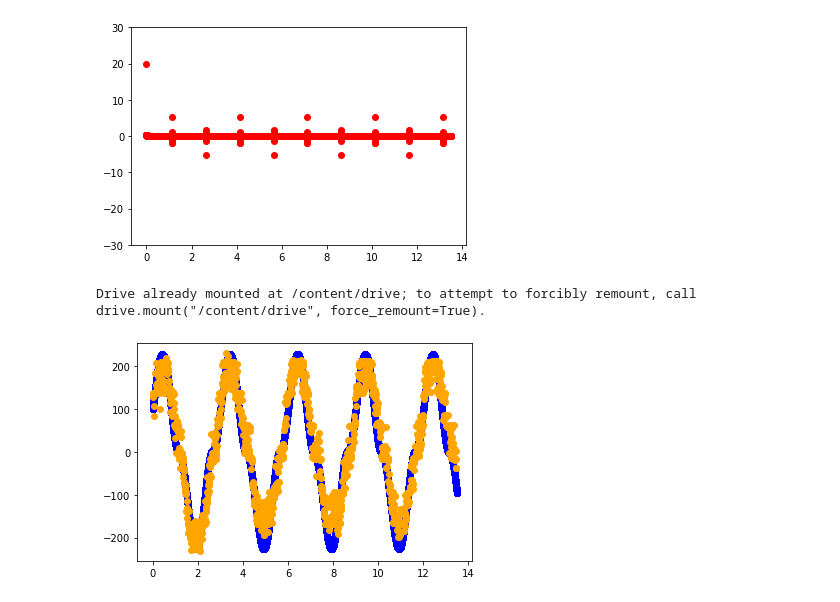
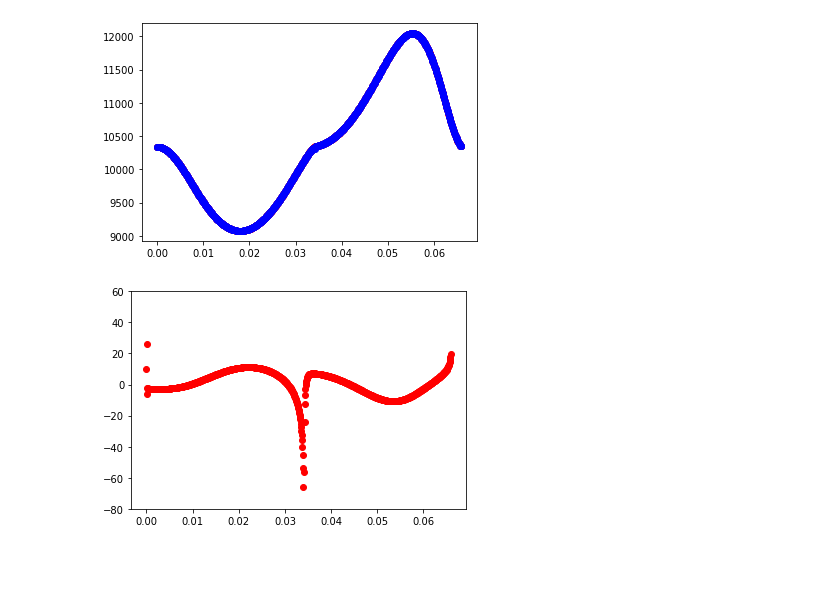
Before and after one commit to okmtz/calc_OWC, a Jupyter notebook: calc_pulsating_pres_with_correction.ipynb, the cells around one changed output. Cells and saved outputs as stored; diff of their text form; code cells hidden in the pictures; blank space fills up the shorter version.

```diff
--- a/calc_pulsating_pres_with_correction.ipynb
+++ b/calc_pulsating_pres_with_correction.ipynb
@@ -223,14 +260,20 @@ plt.show()
+# %%
+fig = plt.figure()
+ax = fig.add_subplot(1, 1, 1)
+ax.scatter(t_list, p_list_diff_mmh2o, c='red')
+ax.scatter(t_list, p_list_correct_diff_mmh2o, c='blue')
+plt.show()
+# %% [output]
+[figure, added]
 # %%
 fig = plt.figure()
 ax = fig.add_subplot(1, 1, 1)
 ax.scatter(t_list, p_delta_list, c='red')
-plt.ylim(-30, 30)
+plt.ylim(-80, 60)
 plt.show()
 # %% [output]
-[figure, old version]
+[figure, new version]
 # %%
-from google.colab import drive
-drive.mount('/content/drive')
+# from google.colab import drive
+# drive.mount('/content/drive')
-# %% [output]
-Drive already mounted at /content/drive; to attempt to forcibly remount, call drive.mount("/content/drive", force_remount=True).
 # %%
@@ -242,9 +285,7 @@ exp_pres = exp_data[1]
 # %%
-fig = plt.figure()
-ax = fig.add_subplot(1, 1, 1)
-ax.scatter(t_list, p_list_diff, c='red')
-ax.scatter(t_list, p_list_diff_correct, c='blue')
-ax.scatter(exp_time, exp_pres, c='orange')
-plt.show()
+# fig = plt.figure()
+# ax = fig.add_subplot(1, 1, 1)
+# ax.scatter(t_list, p_list_diff, c='red')
+# ax.scatter(t_list, p_list_diff_correct, c='blue')
+# ax.scatter(exp_time, exp_pres, c='orange')
+# plt.show()
-# %% [output]
-[figure, removed]
```
Also changed, not shown: parts of 16 cells of this notebook.
